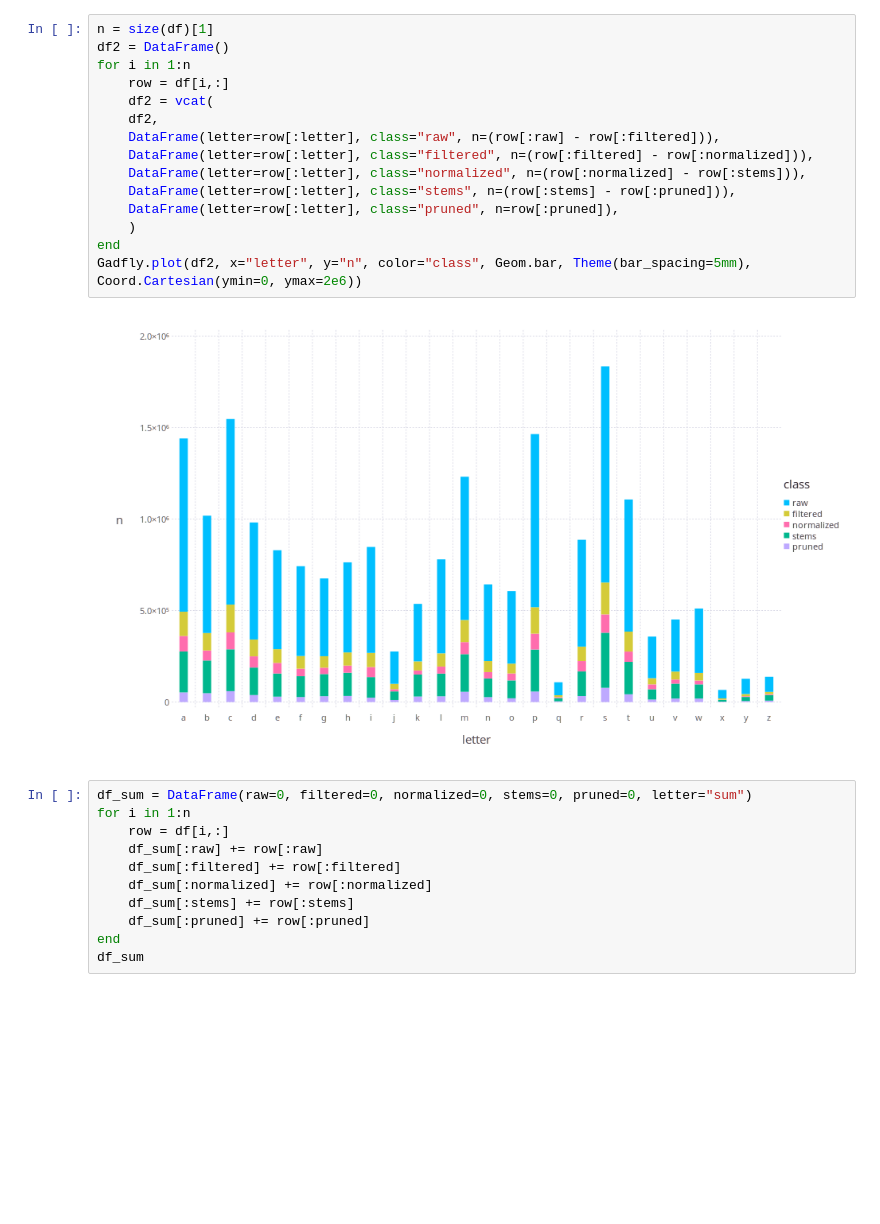
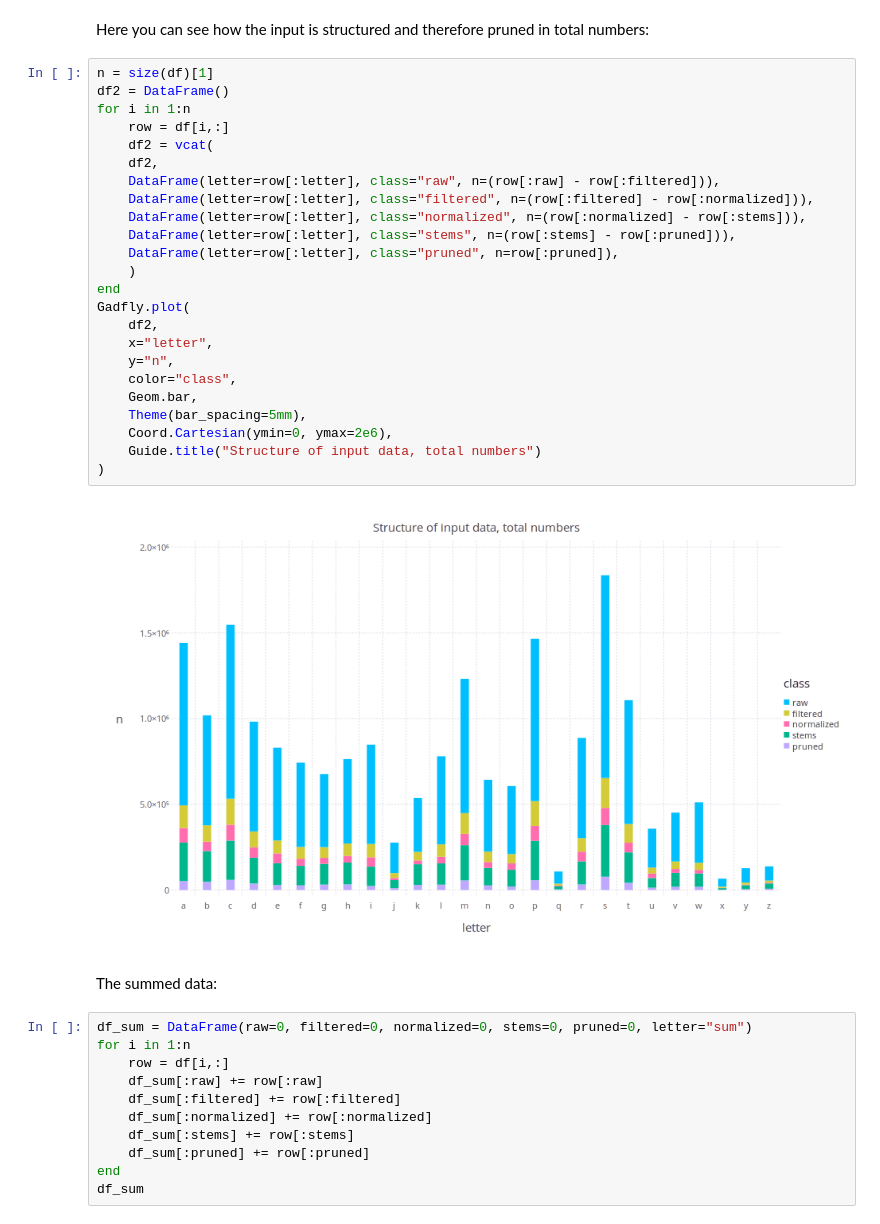
Before and after one commit to crepererum/casino_times, a Jupyter notebook: julia_notebooks/clean_up.ipynb, the cells around one changed output. Saved outputs shown, nothing was run; the diff lists cells and outputs as text; blank space fills up the shorter version.

```diff
--- a/julia_notebooks/clean_up.ipynb
+++ b/julia_notebooks/clean_up.ipynb
@@ -97,20 +85,33 @@ DataFrame(letter="z", raw=138100, filtered=55448, normalized=43393, stems=38363,
+# %% [markdown]
+Here you can see how the input is structured and therefore pruned in total numbers:
 # %%
 n = size(df)[1]
 df2 = DataFrame()
 for i in 1:n
     row = df[i,:]
     df2 = vcat(
     df2,
     DataFrame(letter=row[:letter], class="raw", n=(row[:raw] - row[:filtered])),
     DataFrame(letter=row[:letter], class="filtered", n=(row[:filtered] - row[:normalized])),
     DataFrame(letter=row[:letter], class="normalized", n=(row[:normalized] - row[:stems])),
     DataFrame(letter=row[:letter], class="stems", n=(row[:stems] - row[:pruned])),
     DataFrame(letter=row[:letter], class="pruned", n=row[:pruned]),
     )
 end
-Gadfly.plot(df2, x="letter", y="n", color="class", Geom.bar, Theme(bar_spacing=5mm), Coord.Cartesian(ymin=0, ymax=2e6))
+Gadfly.plot(
+    df2,
+    x="letter",
+    y="n",
+    color="class",
+    Geom.bar,
+    Theme(bar_spacing=5mm),
+    Coord.Cartesian(ymin=0, ymax=2e6),
+    Guide.title("Structure of input data, total numbers")
+)
 # %% [output]
-[figure, old version]
+[figure, new version]
+# %% [markdown]
+The summed data:
 # %%
 df_sum = DataFrame(raw=0, filtered=0, normalized=0, stems=0, pruned=0, letter="sum")
 for i in 1:n
```
Also changed, not shown: parts of 4 cells of this notebook, 6 other files.
